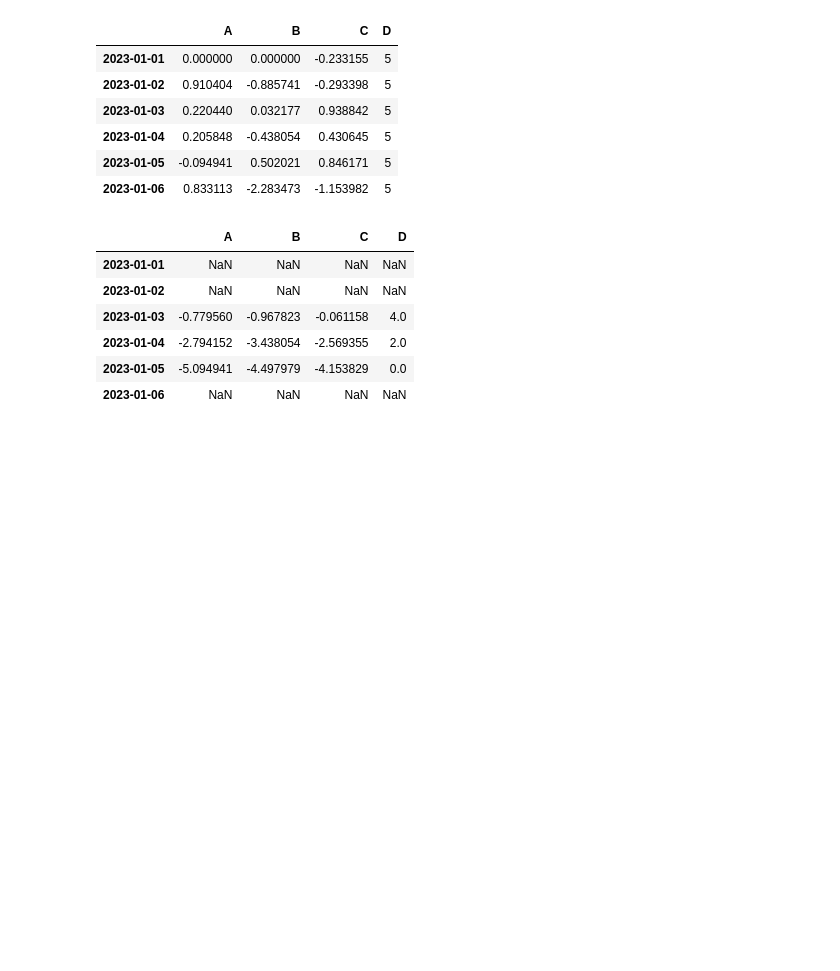
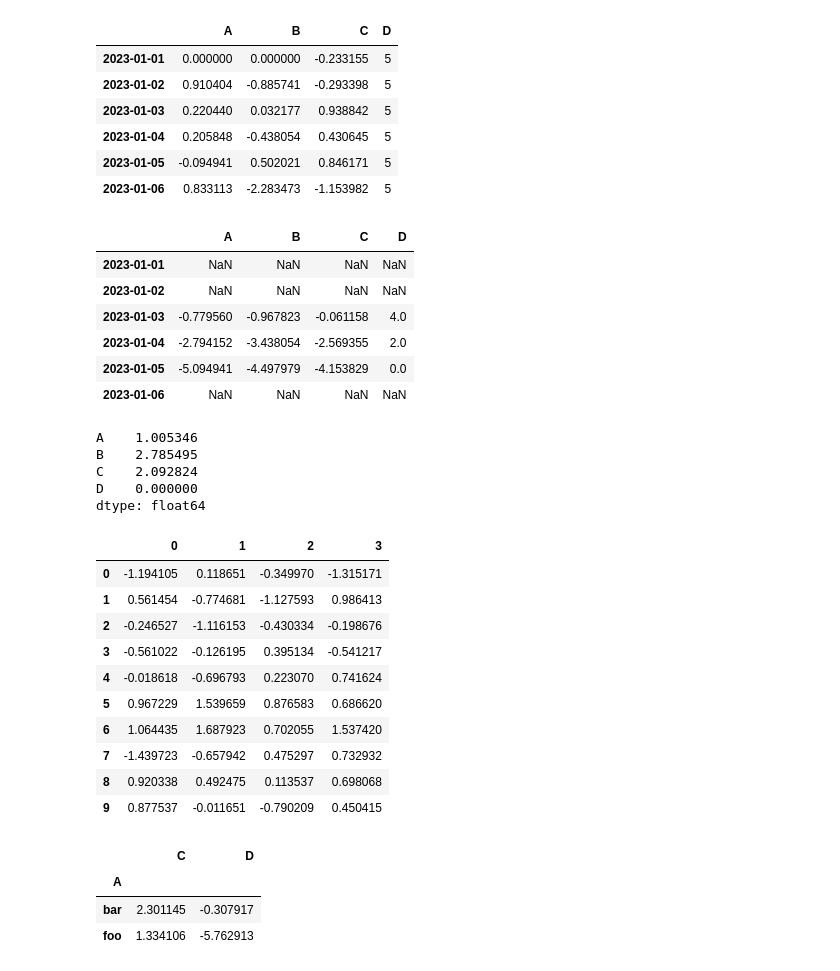
Before and after one commit to rajarajeswarir/Hands-on-Machine-Learning, a Jupyter notebook: Pandas_Training.ipynb, the cells around one changed output. Cells and saved outputs as stored; diff of their text form; code cells hidden in the pictures; blank space fills up the shorter version.

```diff
--- a/Pandas_Training.ipynb
+++ b/Pandas_Training.ipynb
@@ -355,3 +355,29 @@ df.sub(s, axis="index")
 | 2023-01-04 | -2.794152 | -3.438054 | -2.569355 | 2.0 |
 | 2023-01-05 | -5.094941 | -4.497979 | -4.153829 | 0.0 |
 | 2023-01-06 | NaN | NaN | NaN | NaN |
+# %%
+df.apply(lambda x: x.max() - x.min())
+# %% [output]
+A    1.005346
+B    2.785495
+C    2.092824
+D    0.000000
+dtype: float64
+# %%
+df = pd.DataFrame(np.random.randn(10, 4))
+# %%
+pieces = [df[:3], df[3:7], df[7:]]
+# %%
+pd.concat(pieces)
+# %% [output]
+|  | 0 | 1 | 2 | 3 |
+| 0 | -1.194105 | 0.118651 | -0.349970 | -1.315171 |
+| 1 | 0.561454 | -0.774681 | -1.127593 | 0.986413 |
+| 2 | -0.246527 | -1.116153 | -0.430334 | -0.198676 |
+| 3 | -0.561022 | -0.126195 | 0.395134 | -0.541217 |
+| 4 | -0.018618 | -0.696793 | 0.223070 | 0.741624 |
+| 5 | 0.967229 | 1.539659 | 0.876583 | 0.686620 |
+| 6 | 1.064435 | 1.687923 | 0.702055 | 1.537420 |
+| 7 | -1.439723 | -0.657942 | 0.475297 | 0.732932 |
+| 8 | 0.920338 | 0.492475 | 0.113537 | 0.698068 |
+| 9 | 0.877537 | -0.011651 | -0.790209 | 0.450415 |
@@ -357,0 +393,7 @@ df.sub(s, axis="index")
+# %%
+df.groupby("A")[["C", "D"]].sum()
+# %% [output]
+|  | C | D |
+| A |  |  |
+| bar | 2.301145 | -0.307917 |
+| foo | 1.334106 | -5.762913 |
```
Also changed, not shown: parts of 5 cells of this notebook.
